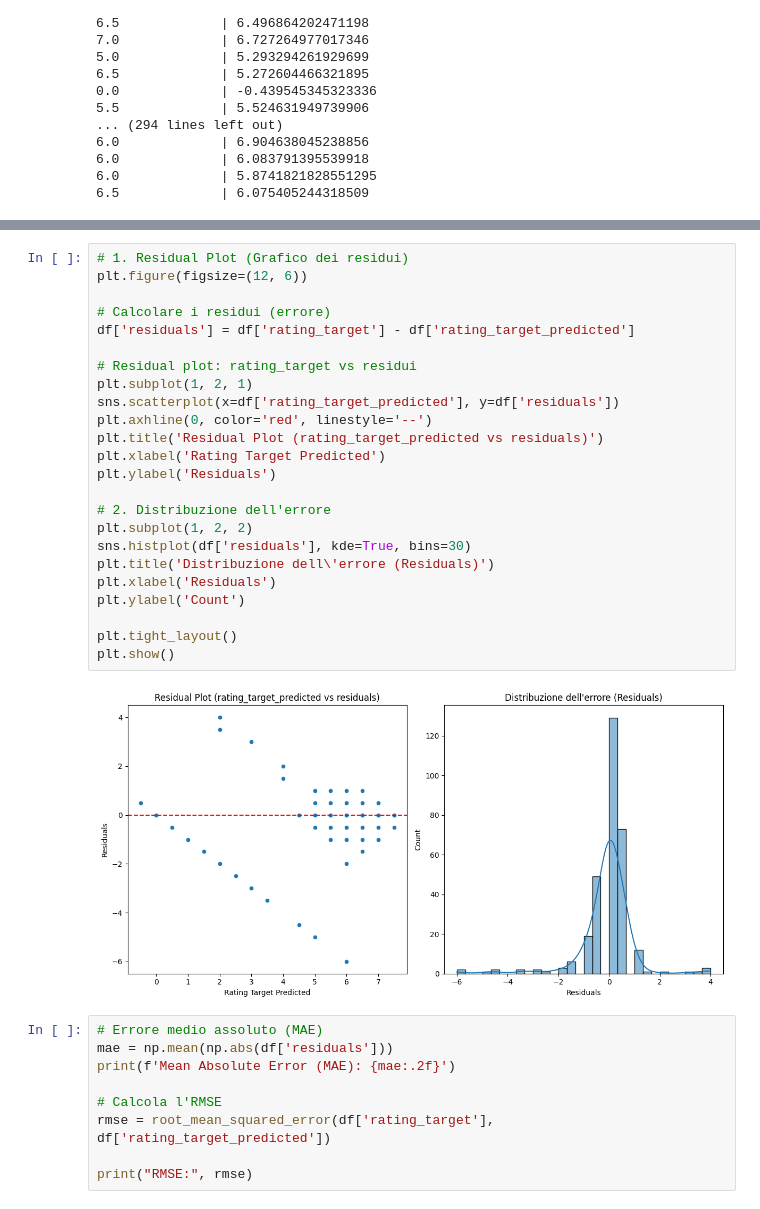
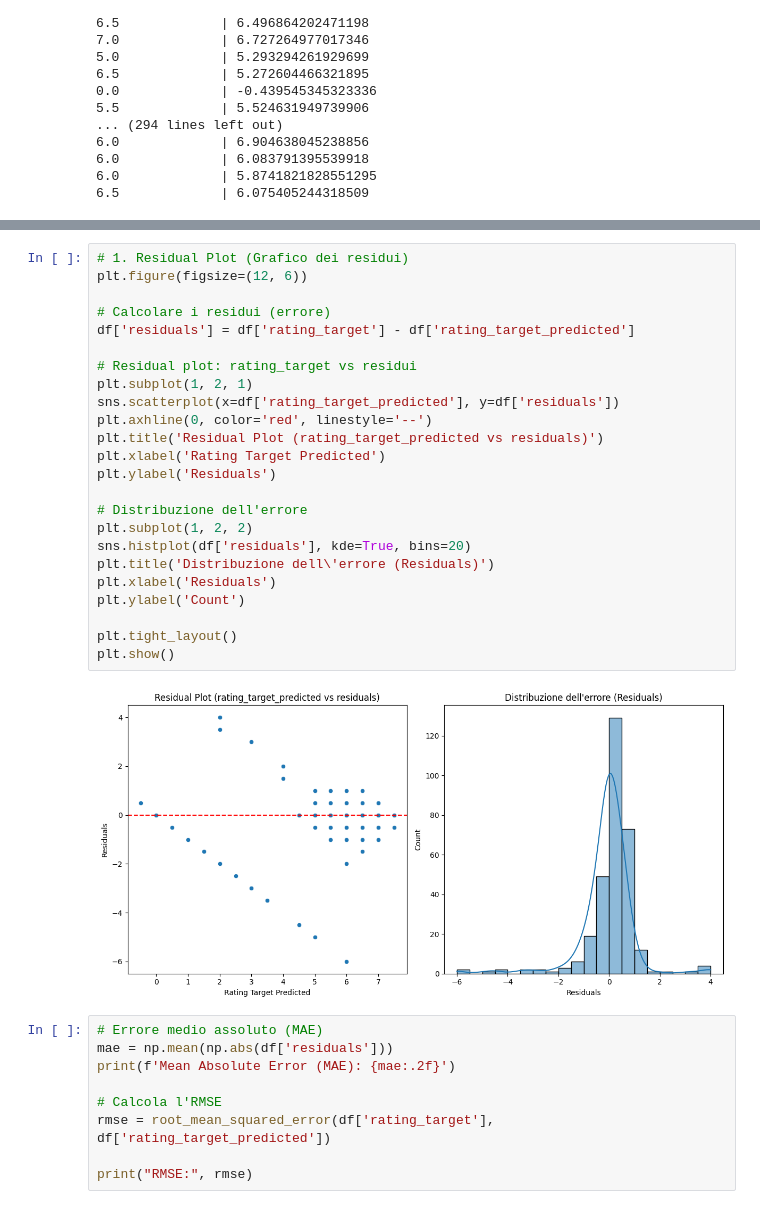
Before and after one commit to FrankMaverick/fantacalcio-rating-optimizer, a Jupyter notebook: 04_solution.ipynb, the cells around one changed output, grey strips where cells are left out. Drawn from its saved outputs; the diff is of its cells as text.

```diff
--- a/04_solution.ipynb
+++ b/04_solution.ipynb
@@ -423,29 +426,29 @@ df[(abs(df['rating_diff']) > 1.5)].head(20)
 # %%
 # 1. Residual Plot (Grafico dei residui)
 plt.figure(figsize=(12, 6))
 
 # Calcolare i residui (errore)
 df['residuals'] = df['rating_target'] - df['rating_target_predicted']
 
 # Residual plot: rating_target vs residui
 plt.subplot(1, 2, 1)
 sns.scatterplot(x=df['rating_target_predicted'], y=df['residuals'])
 plt.axhline(0, color='red', linestyle='--')
 plt.title('Residual Plot (rating_target_predicted vs residuals)')
 plt.xlabel('Rating Target Predicted')
 plt.ylabel('Residuals')
 
-# 2. Distribuzione dell'errore
+# Distribuzione dell'errore
 plt.subplot(1, 2, 2)
-sns.histplot(df['residuals'], kde=True, bins=30)
+sns.histplot(df['residuals'], kde=True, bins=20)
 plt.title('Distribuzione dell\'errore (Residuals)')
 plt.xlabel('Residuals')
 plt.ylabel('Count')
 
 plt.tight_layout()
 plt.show()
 # %% [output]
-[figure, old version]
+[figure, new version]
 # %%
 # Errore medio assoluto (MAE)
 mae = np.mean(np.abs(df['residuals']))
```
Also changed, not shown: parts of 9 cells of this notebook, 8 other files.
